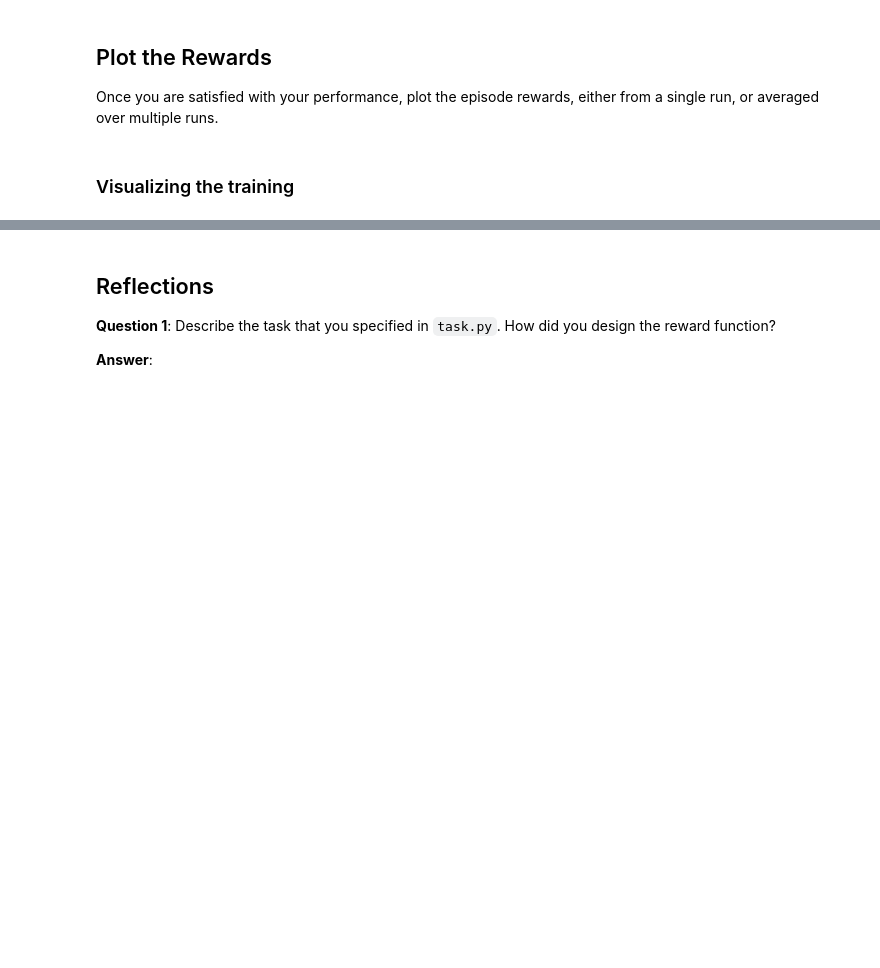
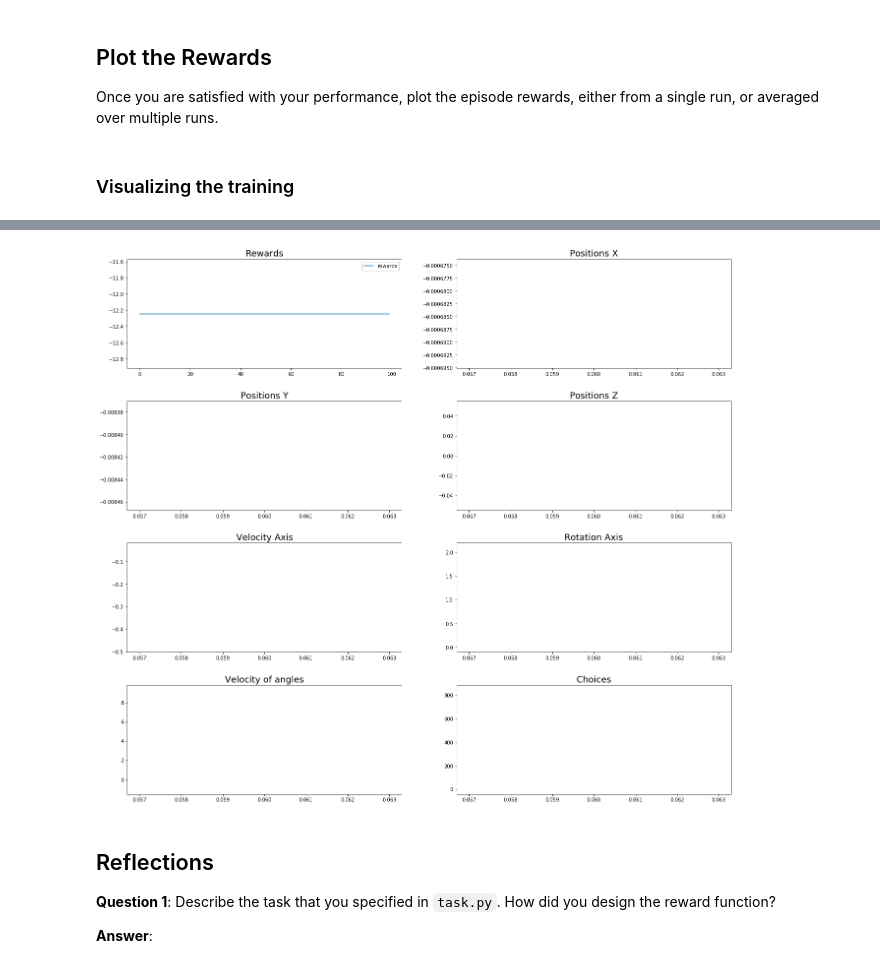
Before and after one commit to fgsantos89/RL-Quadcopter-2, a Jupyter notebook: Quadcopter_Project.ipynb, the cells around one changed output, grey strips where cells are left out. Saved outputs shown, nothing was run; the diff lists cells and outputs as text; code cells hidden in the pictures; blank space fills up the shorter version.

```diff
--- a/Quadcopter_Project.ipynb
+++ b/Quadcopter_Project.ipynb
@@ -308,0 +278,2 @@ plots.plot_training(training)
+# %%
+testing = agent_utils.testing(agent, 100)
@@ -309,3 +298,7 @@ plots.plot_training(training)
+# %%
+plots.plot_results(testing)
+# %% [output]
+[figure, added]
 # %% [markdown]
 ## Reflections
 
```
Also changed, not shown: parts of 11 cells of this notebook, 4 other files.
